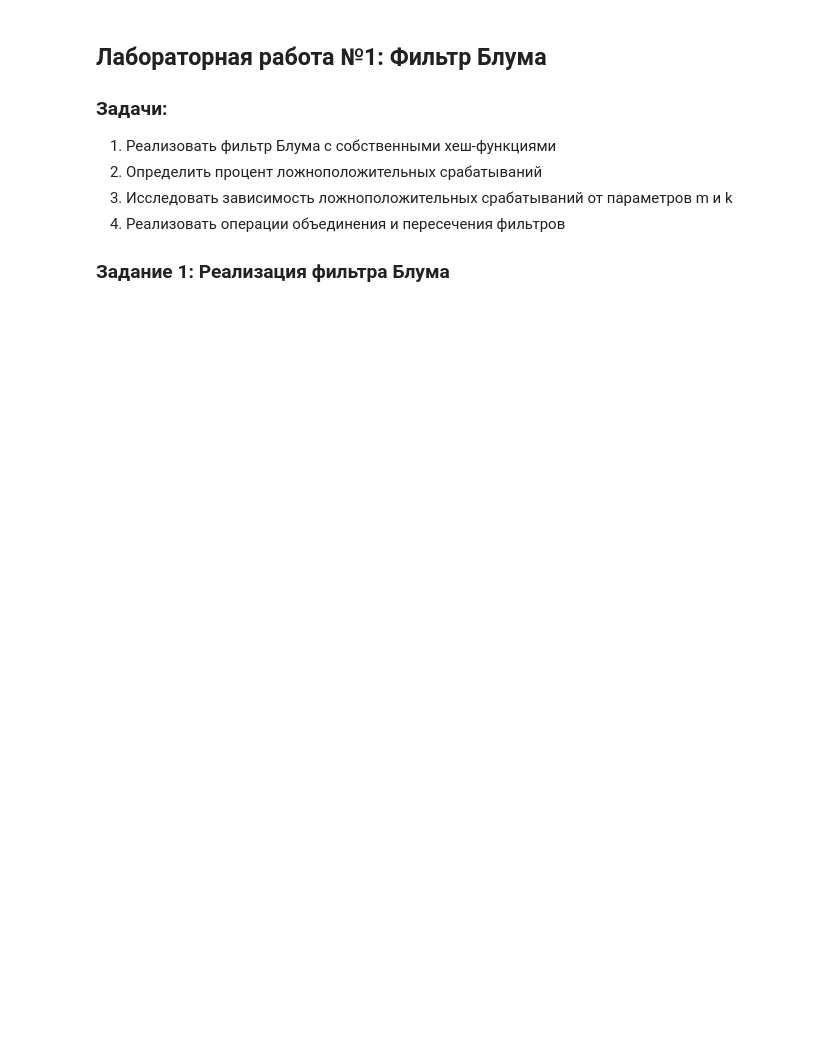
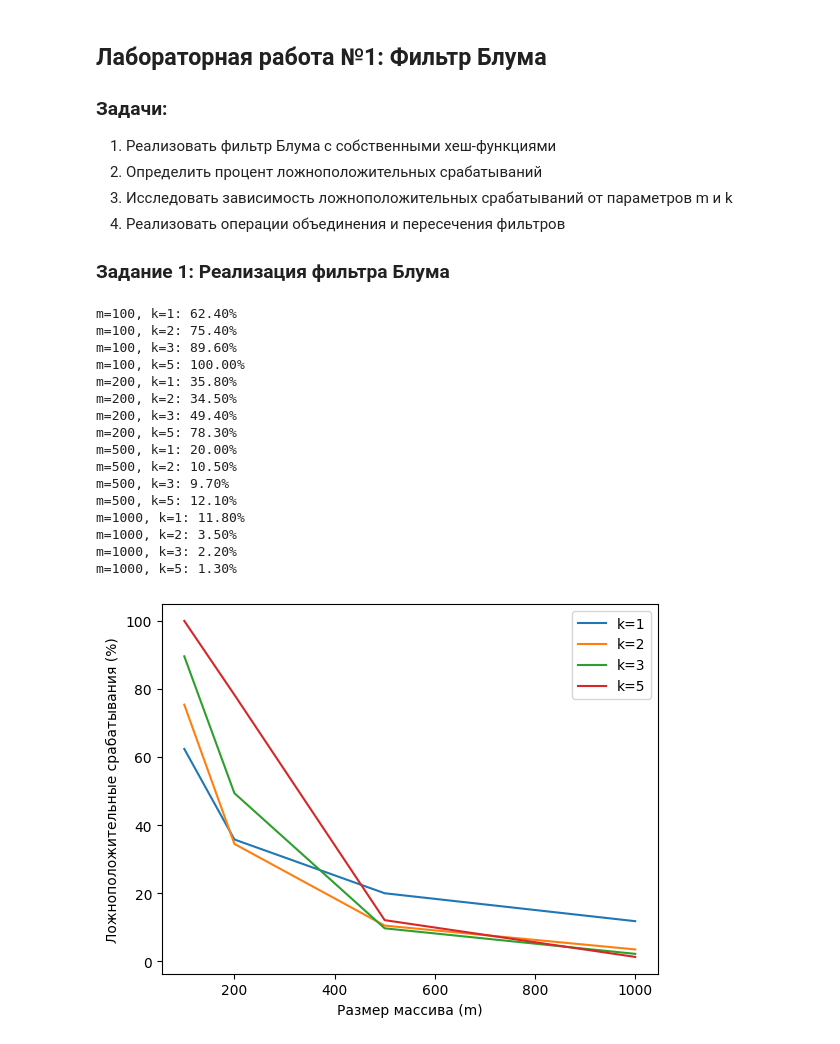
Before and after one commit to AlexeyRau/OMGTU, a Jupyter notebook: 2 курс/4 семестр/Практикум по программированию/lab1.ipynb, the cells around one changed output. Saved outputs shown, nothing was run; the diff lists cells and outputs as text; code cells hidden in the pictures; blank space fills up the shorter version.

```diff
--- a/2 курс/4 семестр/Практикум по программированию/lab1.ipynb
+++ b/2 курс/4 семестр/Практикум по программированию/lab1.ipynb
@@ -18 +55,55 @@ import matplotlib.pyplot as plt
+# %%
+def test_bloom_filter(m, k, n_elements=100, n_tests=1000):
+    bf = BloomFilter(m, k)
+    added = [f"el{i}" for i in range(n_elements)]
+    for el in added:
+        bf.add(el)
+
+    false_positives = 0
+    for i in range(n_tests):
+        test_el = f"test_{i}"
+        if bf.check(test_el):
+            false_positives += 1
+
+    return (false_positives / n_tests) * 100
+# %%
+# Параметры
+ms = [100, 200, 500, 1000]
+ks = [1, 2, 3, 5]
+results = {}
+
+for m in ms:
+    for k in ks:
+        rate = test_bloom_filter(m, k)
+        results[(m, k)] = rate
+        print(f"m={m}, k={k}: {rate:.2f}%")
+
+# Построение графиков
+for k in ks:
+    x = [m for m in ms]
+    y = [results[(m, k)] for m in ms]
+    plt.plot(x, y, label=f'k={k}')
+
+plt.xlabel('Размер массива (m)')
+plt.ylabel('Ложноположительные срабатывания (%)')
+plt.legend()
+plt.show()
+# %% [output]
+m=100, k=1: 62.40%
+m=100, k=2: 75.40%
+m=100, k=3: 89.60%
+m=100, k=5: 100.00%
+m=200, k=1: 35.80%
+m=200, k=2: 34.50%
+m=200, k=3: 49.40%
+m=200, k=5: 78.30%
+m=500, k=1: 20.00%
+m=500, k=2: 10.50%
+m=500, k=3: 9.70%
+m=500, k=5: 12.10%
+m=1000, k=1: 11.80%
+m=1000, k=2: 3.50%
+m=1000, k=3: 2.20%
+m=1000, k=5: 1.30%
+[figure, added]
 # %%
```
Also changed, not shown: parts of 7 cells of this notebook.
